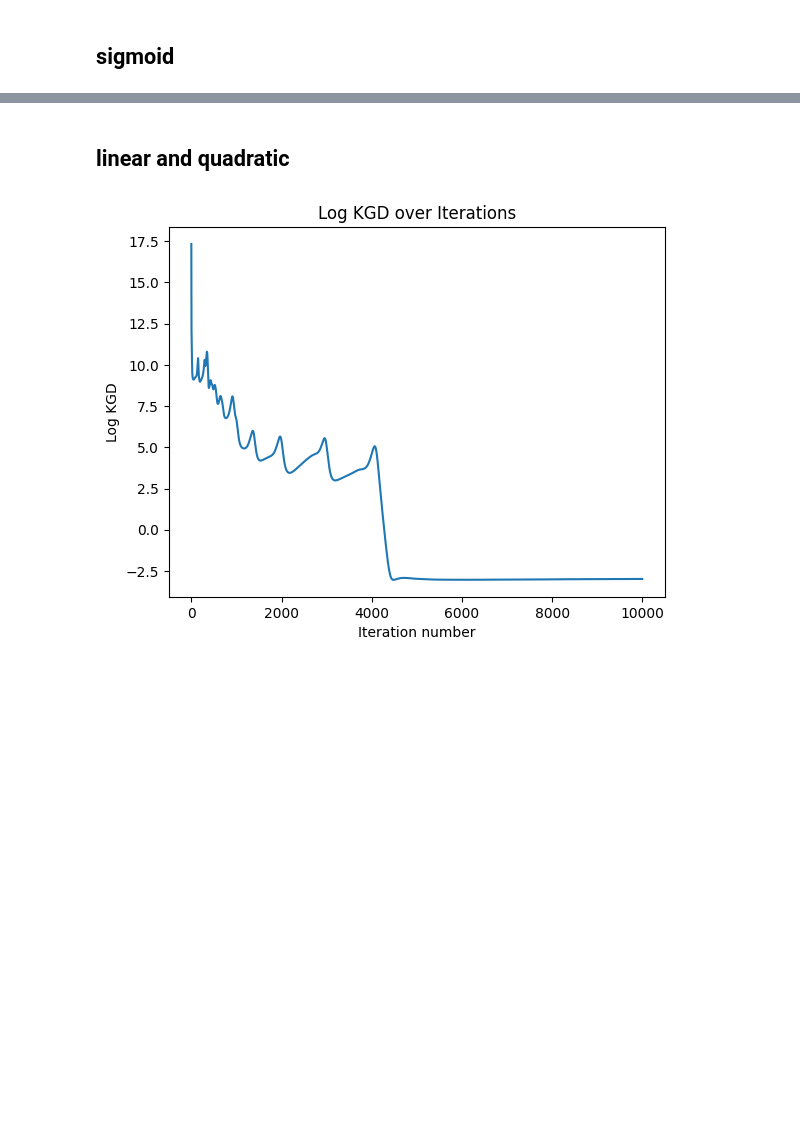
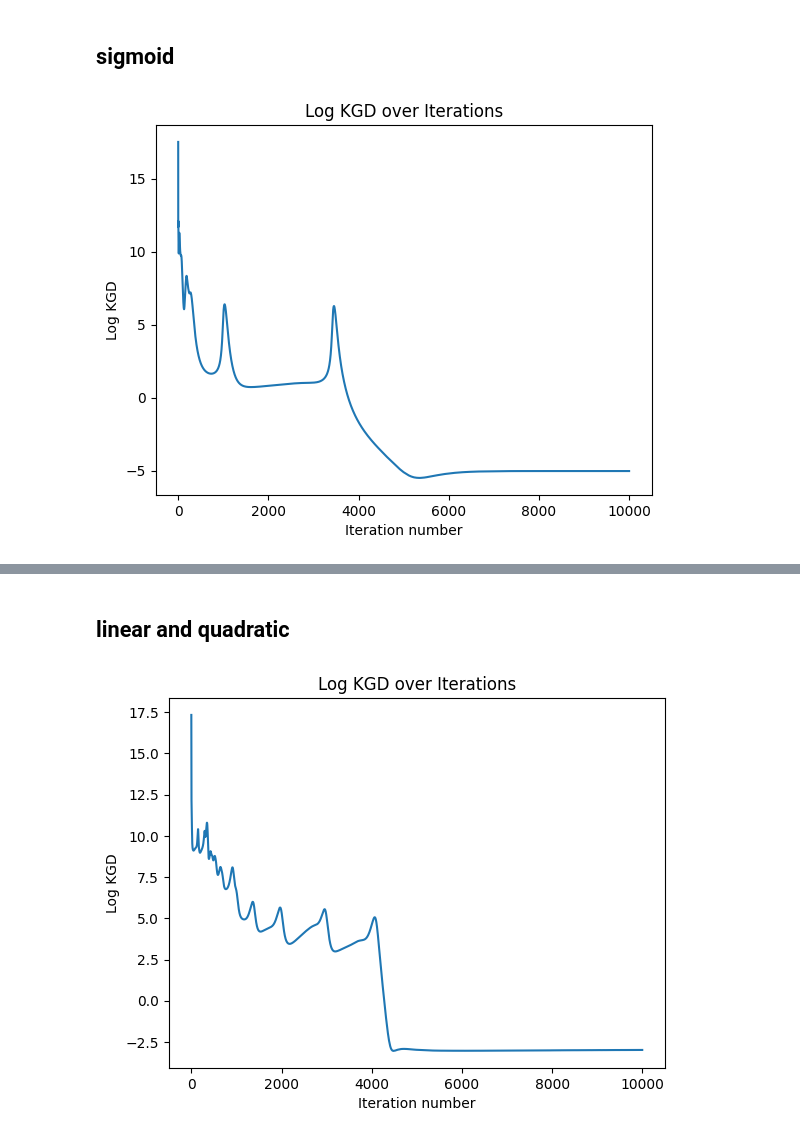
Before and after one commit to liuqingyang27/Detecting-Model-Misspecification-via-VGD, a Jupyter notebook: main fig.ipynb, the cells around one changed output, grey strips where cells are left out. Saved outputs shown, nothing was run; the diff lists cells and outputs as text; code cells hidden in the pictures; blank space fills up the shorter version.

```diff
--- a/main fig.ipynb
+++ b/main fig.ipynb
@@ -134 +137,5 @@ experiment_quad_w.run(n_steps=5000, step_size=0.0005, lengthscale=0.1)
+# %%
+experiment_sig_w.plot_KGD()
+# %% [output]
+[figure, added]
 # %%
```
Also changed, not shown: parts of 15 cells of this notebook.
